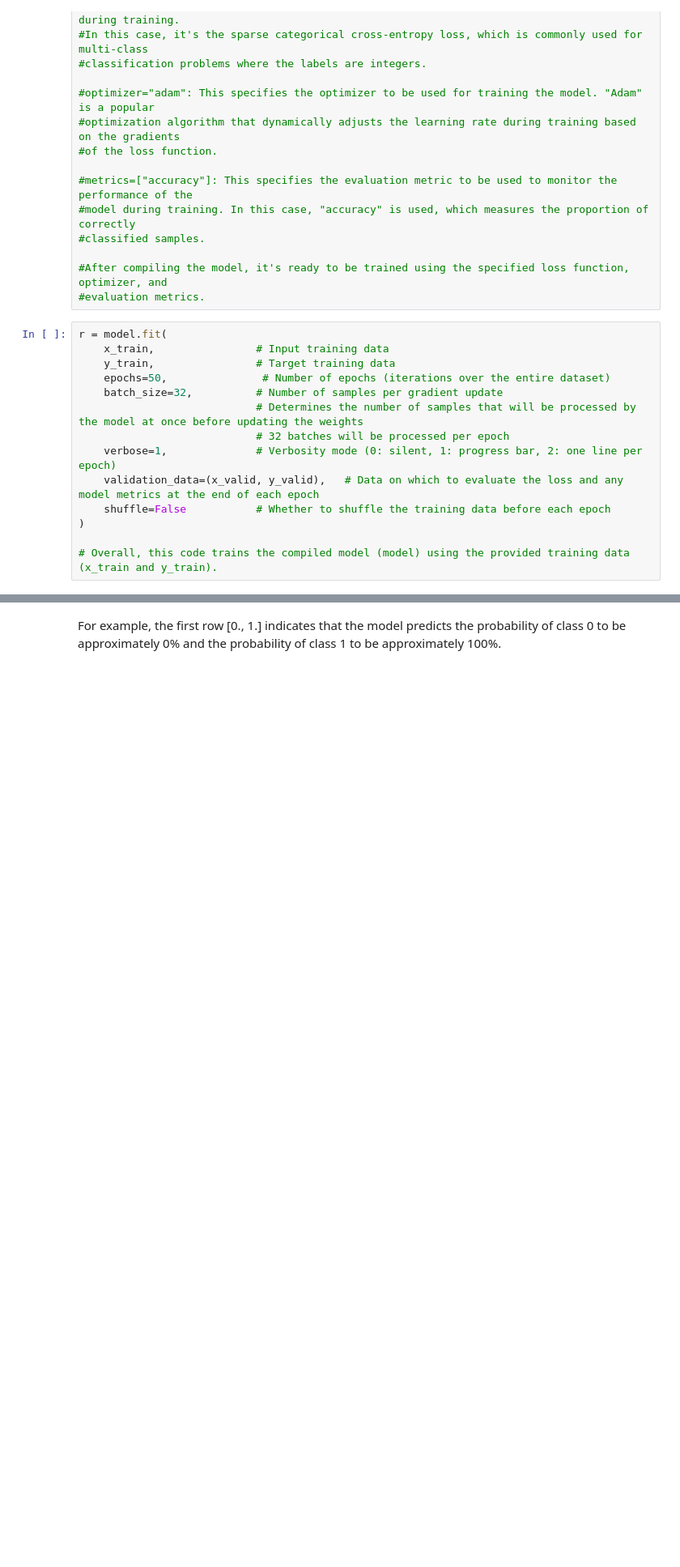
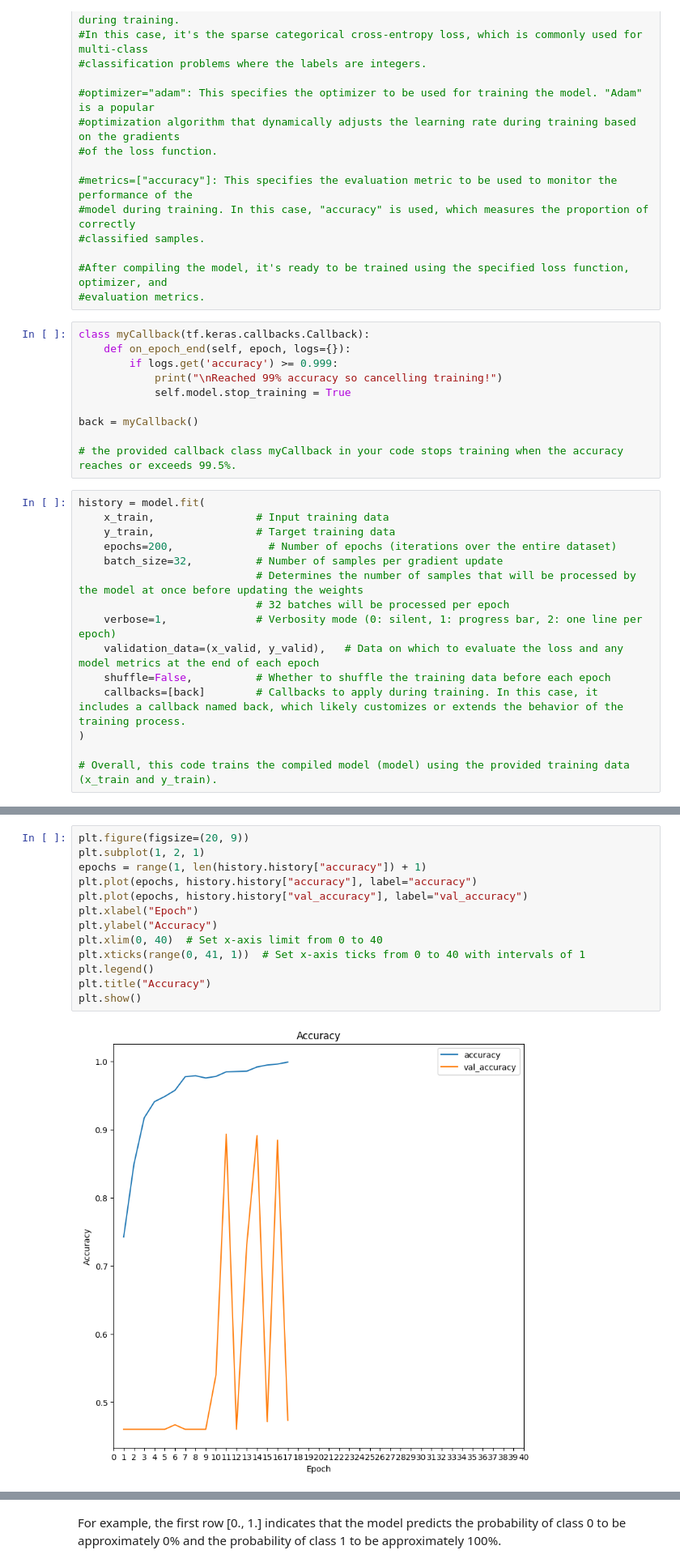
Before and after one commit to harveyphm/brain-tumor-detection, a Jupyter notebook: CNN_on_Br35H-Mask Dataset.ipynb, the cells around one changed output, grey strips where cells are left out. Shown: that part at 81% size. Drawn from its saved outputs; the diff is of its cells as text; blank space fills up the shorter version.

```diff
--- a/CNN_on_Br35H-Mask Dataset.ipynb
+++ b/CNN_on_Br35H-Mask Dataset.ipynb
@@ -319,17 +319,28 @@ model.compile(loss="sparse_categorical_crossentropy",optimizer="adam",metrics=["
 
 #After compiling the model, it's ready to be trained using the specified loss function, optimizer, and
 #evaluation metrics.
+# %%
+class myCallback(tf.keras.callbacks.Callback):
+    def on_epoch_end(self, epoch, logs={}):
+        if logs.get('accuracy') >= 0.999:
+            print("\nReached 99% accuracy so cancelling training!")
+            self.model.stop_training = True
+
+back = myCallback()
+
+# the provided callback class myCallback in your code stops training when the accuracy reaches or exceeds 99.5%.
 # %%
-r = model.fit(
+history = model.fit(
     x_train,                # Input training data
     y_train,                # Target training data
-    epochs=50,               # Number of epochs (iterations over the entire dataset)
+    epochs=200,               # Number of epochs (iterations over the entire dataset)
     batch_size=32,          # Number of samples per gradient update
                             # Determines the number of samples that will be processed by the model at once before updating the weights
                             # 32 batches will be processed per epoch
     verbose=1,              # Verbosity mode (0: silent, 1: progress bar, 2: one line per epoch)
     validation_data=(x_valid, y_valid),   # Data on which to evaluate the loss and any model metrics at the end of each epoch
-    shuffle=False           # Whether to shuffle the training data before each epoch
+    shuffle=False,          # Whether to shuffle the training data before each epoch
+    callbacks=[back]        # Callbacks to apply during training. In this case, it includes a callback named back, which likely customizes or extends the behavior of the training process.
 )
 
 # Overall, this code trains the compiled model (model) using the provided training data (x_train and y_train).
@@ -427,0 +365,15 @@ l2 = ax2.legend(loc="best")
+# %%
+plt.figure(figsize=(20, 9))
+plt.subplot(1, 2, 1)
+epochs = range(1, len(history.history["accuracy"]) + 1)
+plt.plot(epochs, history.history["accuracy"], label="accuracy")
+plt.plot(epochs, history.history["val_accuracy"], label="val_accuracy")
+plt.xlabel("Epoch")
+plt.ylabel("Accuracy")
+plt.xlim(0, 40)  # Set x-axis limit from 0 to 40
+plt.xticks(range(0, 41, 1))  # Set x-axis ticks from 0 to 40 with intervals of 1
+plt.legend()
+plt.title("Accuracy")
+plt.show()
+# %% [output]
+[figure, added]
```
Also changed, not shown: parts of 13 cells of this notebook.
